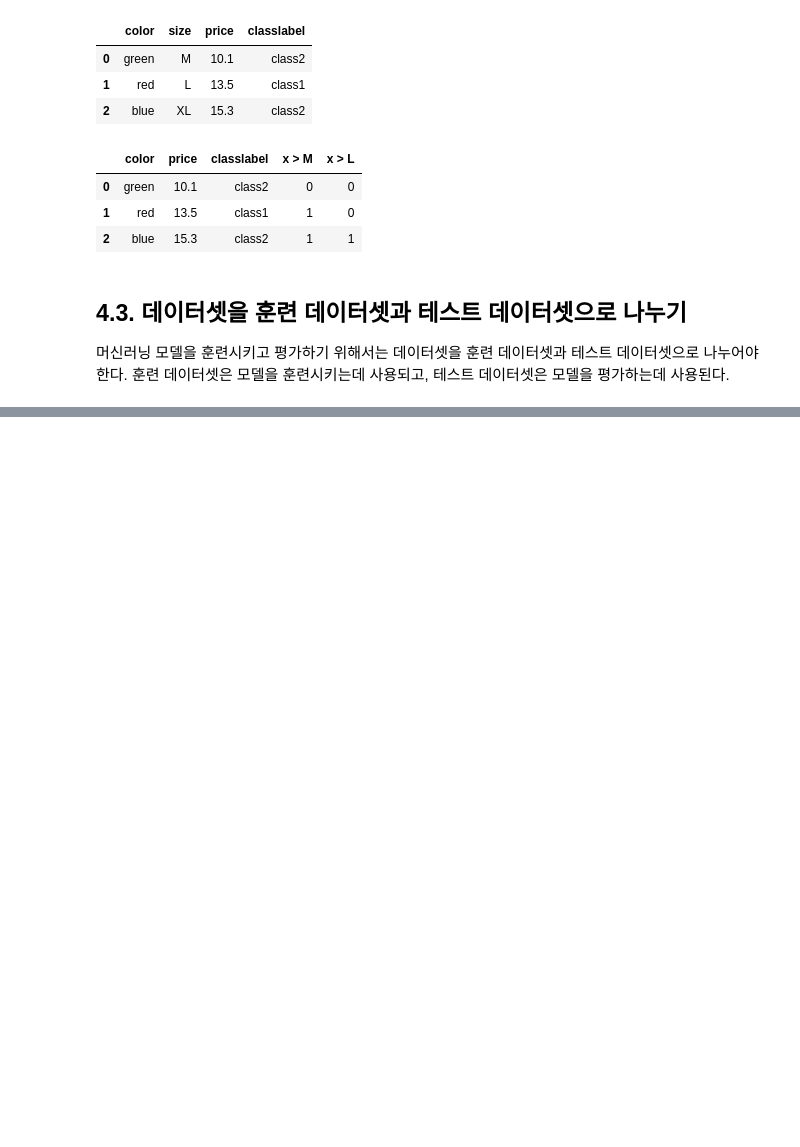
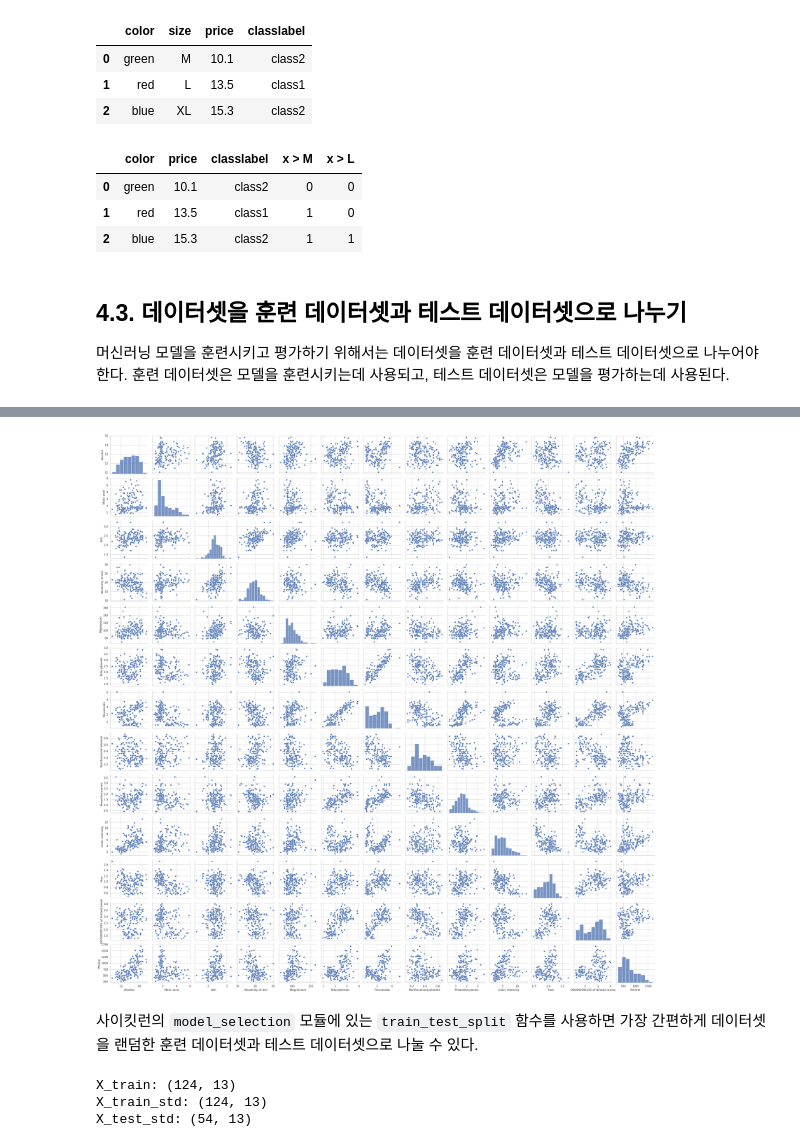
Before and after one commit to asanobm/deep-learning, a Jupyter notebook: 머신러닝교과서-파이토치/04.좋은 훈련 데이터셋 만들기.ipynb, the cells around one changed output, grey strips where cells are left out. Cells and saved outputs as stored; diff of their text form; code cells hidden in the pictures; blank space fills up the shorter version.

```diff
--- a/머신러닝교과서-파이토치/04.좋은 훈련 데이터셋 만들기.ipynb
+++ b/머신러닝교과서-파이토치/04.좋은 훈련 데이터셋 만들기.ipynb
@@ -316,3 +316,6 @@ df
 ## 4.3. 데이터셋을 훈련 데이터셋과 테스트 데이터셋으로 나누기
 
 머신러닝 모델을 훈련시키고 평가하기 위해서는 데이터셋을 훈련 데이터셋과 테스트 데이터셋으로 나누어야 한다. 훈련 데이터셋은 모델을 훈련시키는데 사용되고, 테스트 데이터셋은 모델을 평가하는데 사용된다.
+# %%
+df_wine = pd.read_csv('https://archive.ics.uci.edu/ml/machine-learning-databases/wine/wine.data', header=None)
+df_wine.columns = ['Class label', 'Alcohol', 'Malic acid', 'Ash', 'Alcalinity of ash', 'Magnesium', 'Total phenols', 'Flavanoids', 'Nonflavanoid phenols', 'Proanthocyanins', 'Color intensity', 'Hue', 'OD280/OD315 of diluted wines', 'Proline']
@@ -318,0 +334,17 @@ df
+# %%
+## Dataset to multiful graphs
+import matplotlib.pyplot as plt
+import seaborn as sns
+sns.set(style='whitegrid', context='notebook')
+cols = ['Alcohol', 'Malic acid', 'Ash', 'Alcalinity of ash', 'Magnesium', 'Total phenols', 'Flavanoids', 'Nonflavanoid phenols', 'Proanthocyanins', 'Color intensity', 'Hue', 'OD280/OD315 of diluted wines', 'Proline']
+sns.pairplot(df_wine[cols], size=2.5)
+plt.tight_layout()
+plt.show()
+
+# import numpy as np
+# cm = np.corrcoef(df_wine[cols].values.T)
+# sns.set(font_scale=1.5)
+# hm = sns.heatmap(cm, cbar=True, annot=True, square=True, fmt='.2f', annot_kws={'size': 15}, yticklabels=cols, xticklabels=cols)
+# plt.show()
+# %% [output]
+[figure, added]
@@ -318,0 +355,2 @@ df
+# %% [markdown]
+사이킷런의 `model_selection` 모듈에 있는 `train_test_split` 함수를 사용하면 가장 간편하게 데이터셋을 랜덤한 훈련 데이터셋과 테스트 데이터셋으로 나눌 수 있다.
@@ -318,0 +362,18 @@ df
+# %%
+# view the test data
+
+print(f"X_train: {X_train.shape}")
+
+# show test data graph
+import numpy as np
+from sklearn.preprocessing import StandardScaler
+stdsc = StandardScaler()
+X_train_std = stdsc.fit_transform(X_train)
+X_test_std = stdsc.transform(X_test)
+
+print(f"X_train_std: {X_train_std.shape}")
+print(f"X_test_std: {X_test_std.shape}")
+# %% [output]
+X_train: (124, 13)
+X_train_std: (124, 13)
+X_test_std: (54, 13)
```
Also changed, not shown: parts of 4 cells of this notebook.
